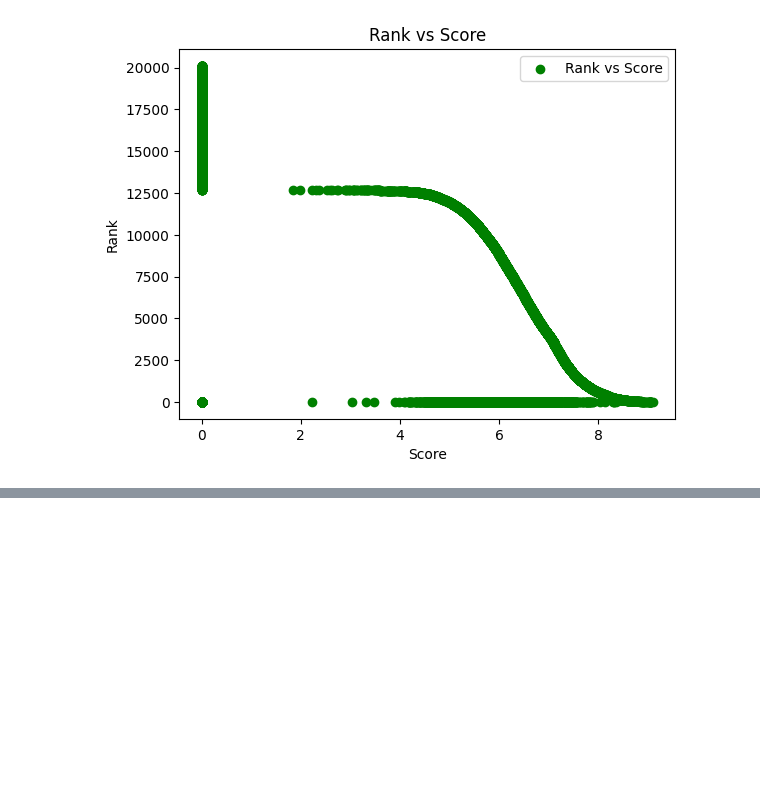
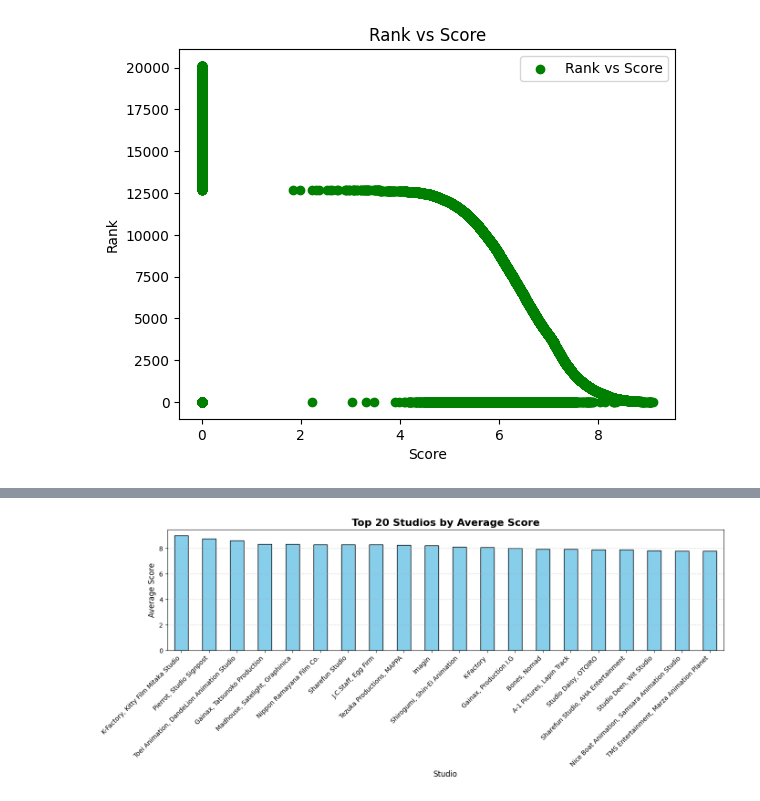
Before and after one commit to AdiCodexy/Anime-Manga-DataScience-Project-1, a Jupyter notebook: visualization.ipynb, the cells around one changed output, grey strips where cells are left out. Cells and saved outputs as stored; diff of their text form; code cells hidden in the pictures; blank space fills up the shorter version.

```diff
--- a/visualization.ipynb
+++ b/visualization.ipynb
@@ -126,0 +145,22 @@ plt.show()
+# %%
+# Group by 'Studios', get the mean score, sort highest to lowest, and take the top 20
+StudioAverageScores = df.groupby('Studios')["Score"].mean().sort_values(ascending=False).head(20)
+
+# Set up the figure size
+plt.figure(figsize=(14, 6))
+
+# Plot the data
+StudioAverageScores.plot(kind="bar", color="skyblue", edgecolor="black")
+
+# Customize the chart
+plt.title("Top 20 Studios by Average Score", fontsize=16, fontweight="bold")
+plt.xlabel("Studio", fontsize=12)
+plt.ylabel("Average Score", fontsize=12)
+plt.xticks(rotation=45, ha="right")
+plt.grid(axis="y", linestyle="--", alpha=0.5)
+plt.tight_layout()
+
+# Show the graph
+plt.show()
+# %% [output]
+[figure, added]
```
Also changed, not shown: parts of 4 cells of this notebook, 1 other file.
